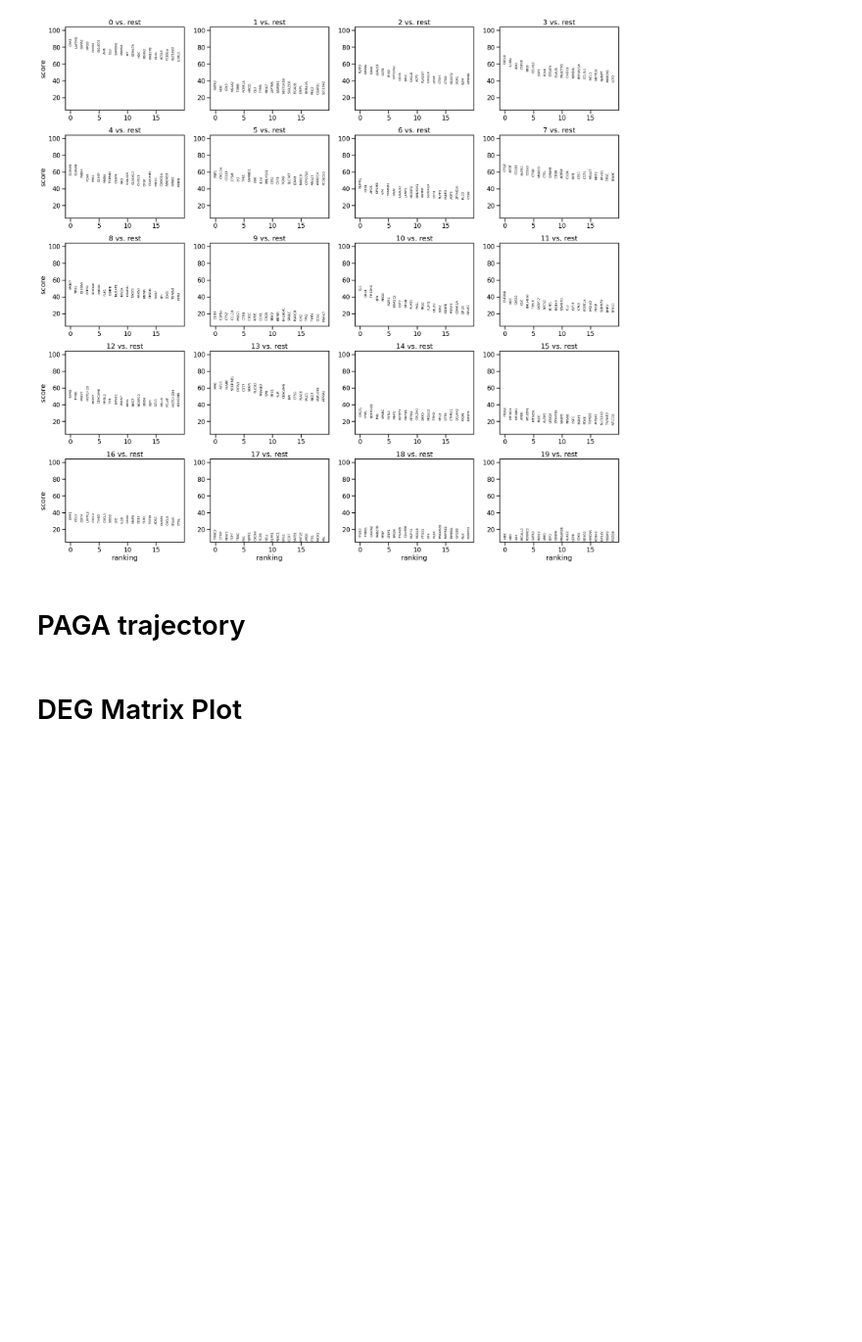
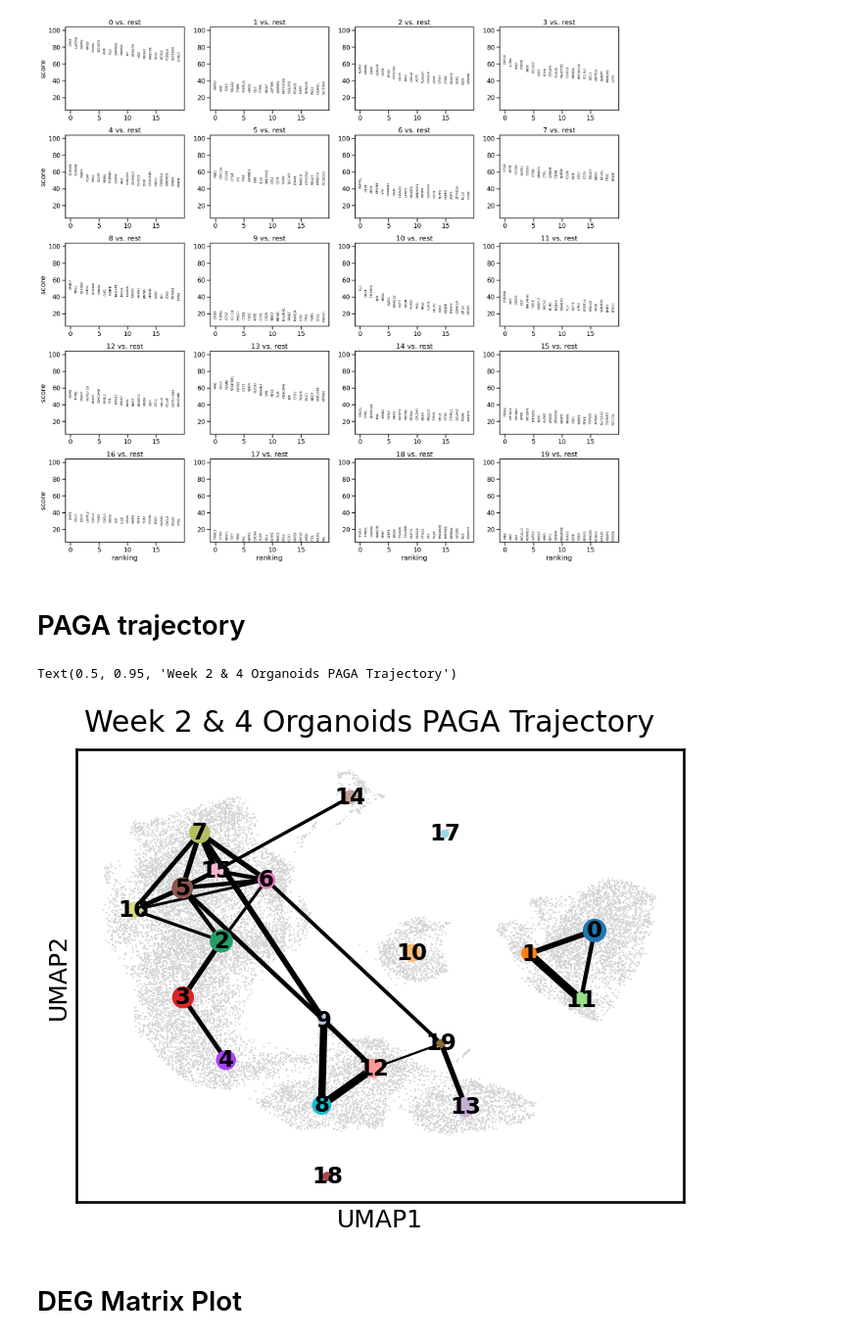
Before and after one commit to kevin-lee-aifi/mm_bm_chip_organoids, a Jupyter notebook: EXP-01244/analysis/wk2_4_organoids_analysis.ipynb, the cells around one changed output. Shown: that part at 98% size. Saved outputs shown, nothing was run; the diff lists cells and outputs as text; code cells hidden in the pictures; blank space fills up the shorter version.

```diff
--- a/EXP-01244/analysis/wk2_4_organoids_analysis.ipynb
+++ b/EXP-01244/analysis/wk2_4_organoids_analysis.ipynb
@@ -84,21 +94,29 @@ sc.pl.rank_genes_groups(
 # %%
 pos = pd.DataFrame(adata.obsm["X_umap"], index=adata.obs_names)
 pos["group"] = adata.obs[adata.uns["paga"]["groups"]]
 pos = pos.groupby("group", observed=True).mean()
 
-ax = sc.pl.umap(
+fig, ax = plt.subplots(1, 1, figsize=(8, 6))
+
+sc.pl.umap(
     adata,
     show=False,
-    title='Week 2 & 4 Organoids PAGA Trajectory'
+    ax=ax
 )
 
 sc.pl.paga(
     adata,
-    color='leiden_0_8',
+    color='leiden',
     threshold=0.2,
     node_size_scale=1,
     edge_width_scale=0.7,
     pos=pos.values,
     random_state=0,
+    show=False,
     ax=ax
 )
+
+fig.suptitle('Week 2 & 4 Organoids PAGA Trajectory', y=0.95)
+# %% [output]
+Text(0.5, 0.95, 'Week 2 & 4 Organoids PAGA Trajectory')
+[figure, added]
```
Also changed, not shown: parts of 4 cells of this notebook, 7 other files.
